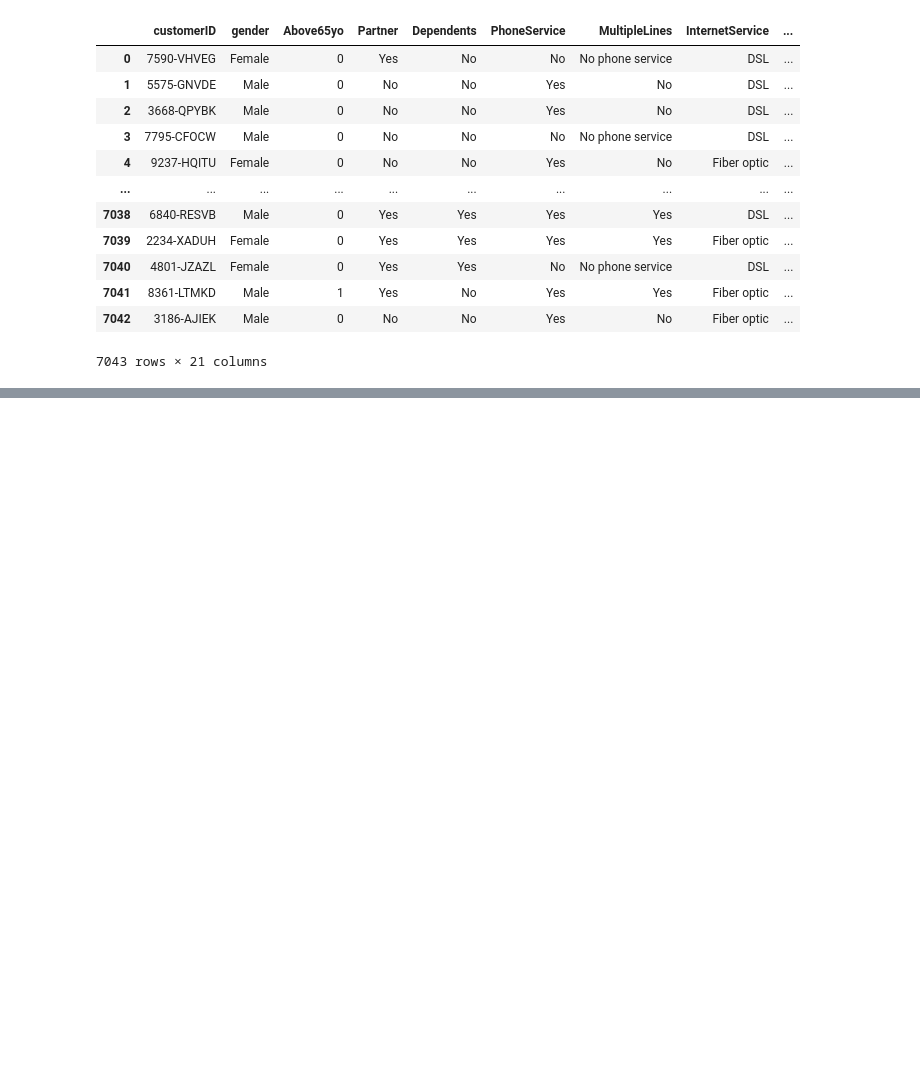
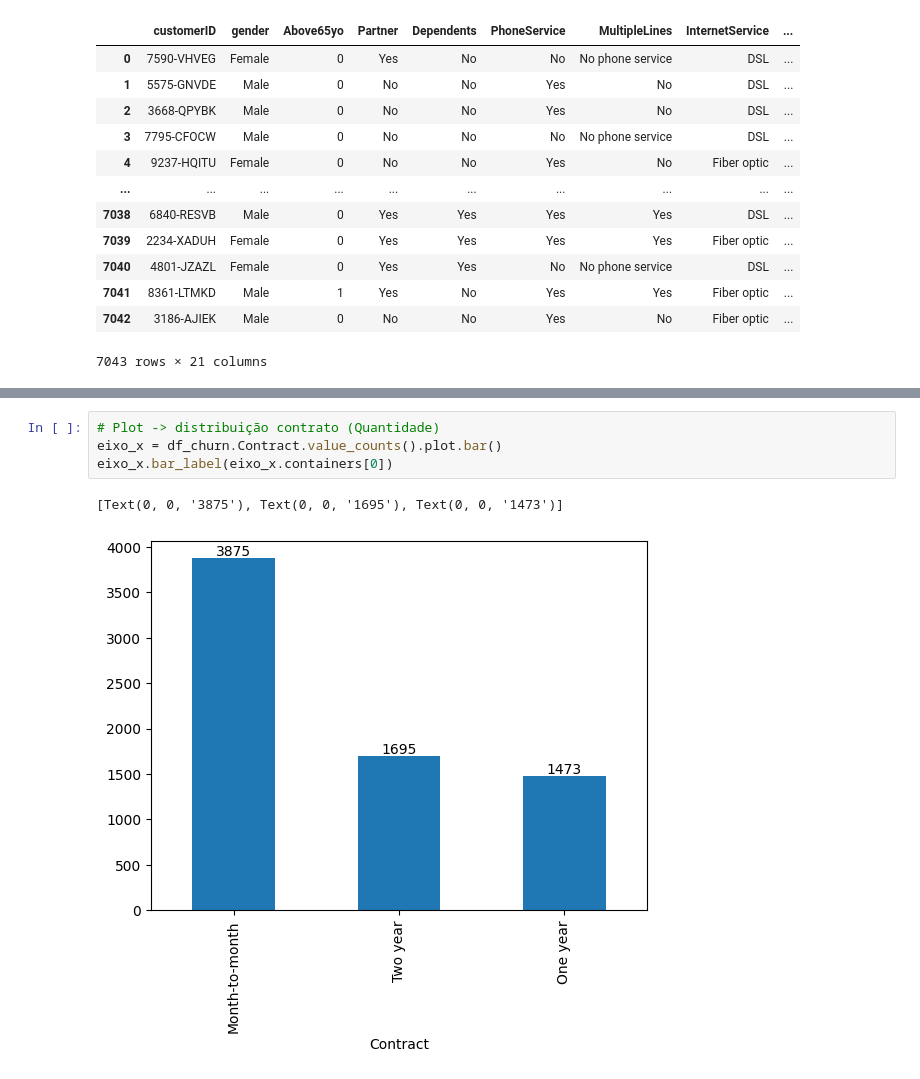
Before and after one commit to Matheusmslopes/EDA, a Jupyter notebook: eda_churn.ipynb, the cells around one changed output, grey strips where cells are left out. Cells and saved outputs as stored; diff of their text form; blank space fills up the shorter version.

```diff
--- a/eda_churn.ipynb
+++ b/eda_churn.ipynb
@@ -580,0 +633,7 @@ df_churn.fillna(value={'TotalCharges': media_TotalCharges})
+# %%
+# Plot -> distribuição contrato (Quantidade)
+eixo_x = df_churn.Contract.value_counts().plot.bar()
+eixo_x.bar_label(eixo_x.containers[0])
+# %% [output]
+[Text(0, 0, '3875'), Text(0, 0, '1695'), Text(0, 0, '1473')]
+[figure, added]
```
Also changed, not shown: parts of 25 cells of this notebook.
